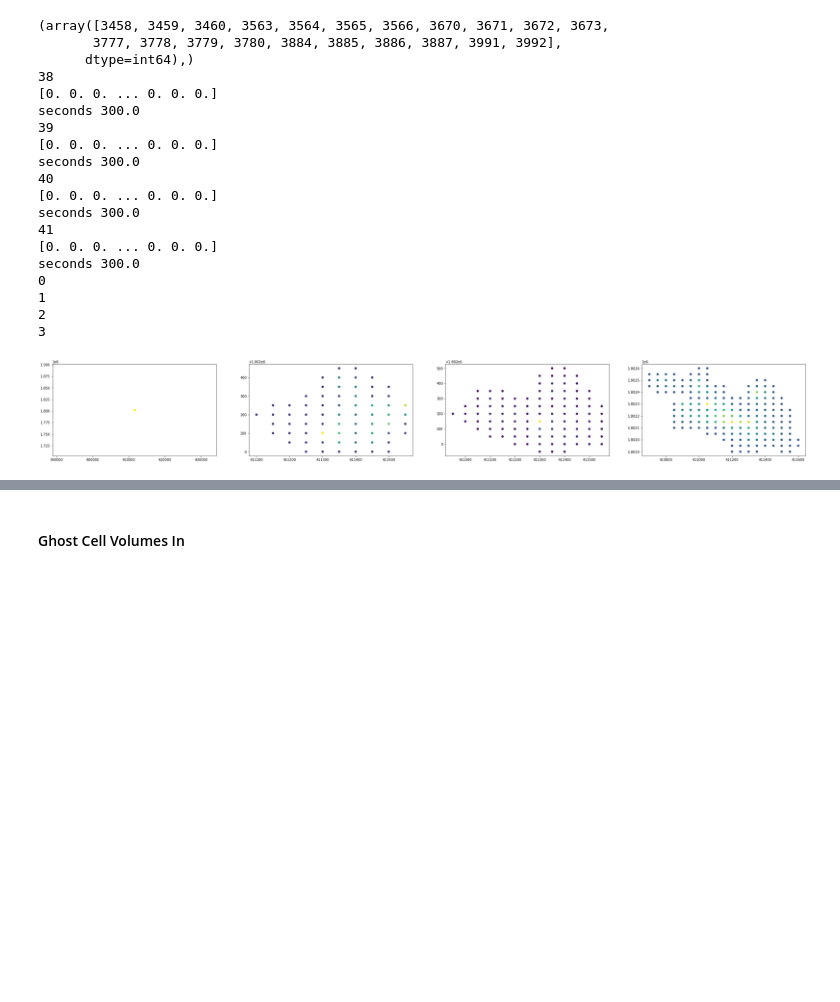
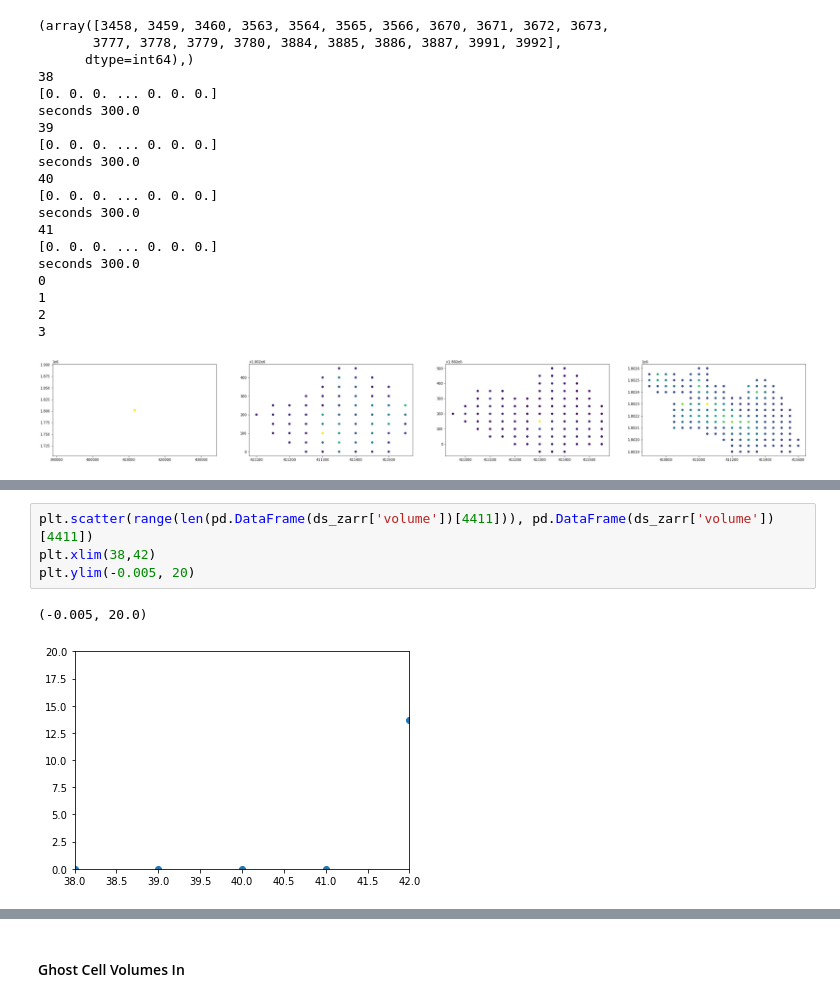
Before and after one commit to EcohydrologyTeam/ClearWater-riverine, a Jupyter notebook: examples/Sparse_Matrix_Framework-muncie.ipynb, the cells around one changed output, grey strips where cells are left out. Drawn from its saved outputs; the diff is of its cells as text; blank space fills up the shorter version.

```diff
--- a/examples/Sparse_Matrix_Framework-muncie.ipynb
+++ b/examples/Sparse_Matrix_Framework-muncie.ipynb
@@ -999,0 +1059,7 @@ here
+# %%
+plt.scatter(range(len(pd.DataFrame(ds_zarr['volume'])[4411])), pd.DataFrame(ds_zarr['volume'])[4411])
+plt.xlim(38,42)
+plt.ylim(-0.005, 20)
+# %% [output]
+(-0.005, 20.0)
+[figure, added]
```
Also changed, not shown: parts of 36 cells of this notebook.
